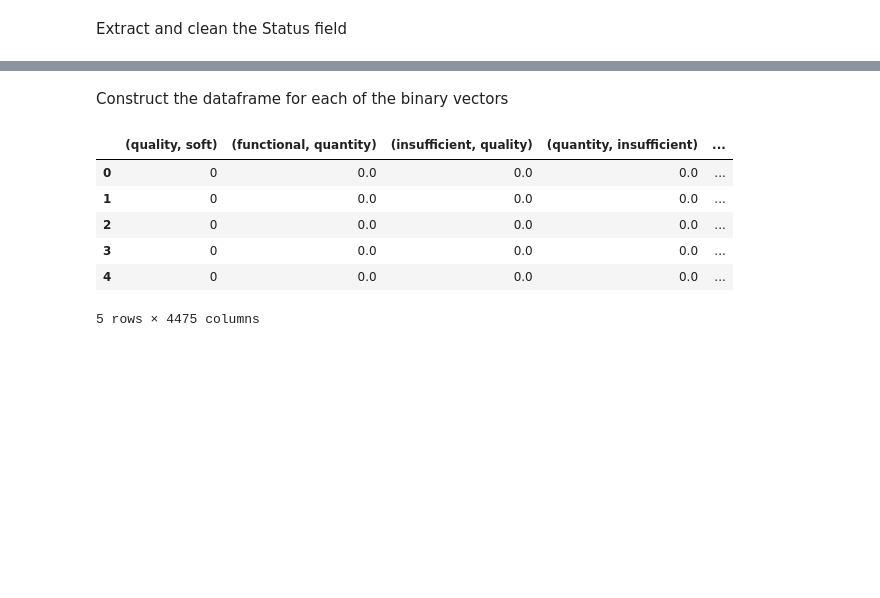
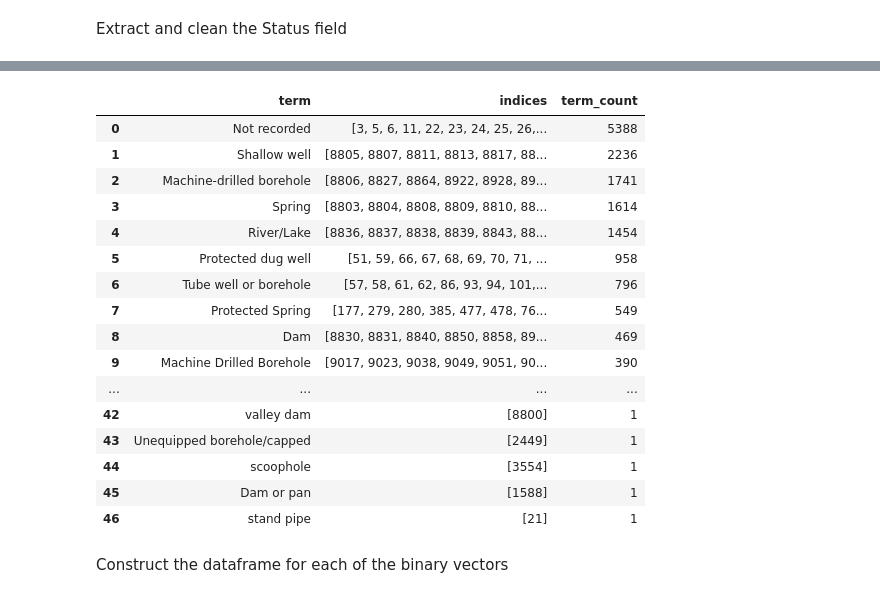
Before and after one commit to yeemey/haackwell, a Jupyter notebook: notebooks/extract_status_todummy.ipynb, the cells around one changed output, grey strips where cells are left out. Cells and saved outputs as stored; diff of their text form; code cells hidden in the pictures; blank space fills up the shorter version.

```diff
--- a/notebooks/extract_status_todummy.ipynb
+++ b/notebooks/extract_status_todummy.ipynb
@@ -144,3 +93,36 @@ print(outdict[0][1])
+# %%
+# What are frequent terms in WATERSRC?
+counter=dict()
+
+for ind, eachthing in enumerate(wells.WATERSRC):
+    if eachthing not in counter.keys():
+        counter[eachthing]=[ind]
+    else:
+        counter[eachthing].append(ind)
+
+simple = sorted(counter.items(), key=lambda x: len(x[1]), reverse=True)
+temp = pd.DataFrame()
+temp[['term','indices']] = pd.DataFrame.from_records(simple)
+temp['term_count'] = temp['indices'].apply(lambda x: len(x))
+temp
+# %% [output]
+|  | term | indices | term_count |
+| 0 | Not recorded | [3, 5, 6, 11, 22, 23, 24, 25, 26,... | 5388 |
+| 1 | Shallow well | [8805, 8807, 8811, 8813, 8817, 88... | 2236 |
+| 2 | Machine-drilled borehole | [8806, 8827, 8864, 8922, 8928, 89... | 1741 |
+| 3 | Spring | [8803, 8804, 8808, 8809, 8810, 88... | 1614 |
+| 4 | River/Lake | [8836, 8837, 8838, 8839, 8843, 88... | 1454 |
+| 5 | Protected dug well | [51, 59, 66, 67, 68, 69, 70, 71, ... | 958 |
+| 6 | Tube well or borehole | [57, 58, 61, 62, 86, 93, 94, 101,... | 796 |
+| 7 | Protected Spring | [177, 279, 280, 385, 477, 478, 76... | 549 |
+| 8 | Dam | [8830, 8831, 8840, 8850, 8858, 89... | 469 |
+| 9 | Machine Drilled Borehole | [9017, 9023, 9038, 9049, 9051, 90... | 390 |
+| ... | ... | ... | ... |
+| 42 | valley dam | [8800] | 1 |
+| 43 | Unequipped borehole/capped | [2449] | 1 |
+| 44 | scoophole | [3554] | 1 |
+| 45 | Dam or pan | [1588] | 1 |
+| 46 | stand pipe | [21] | 1 |
 # %% [markdown]
 Construct the dataframe for each of the binary vectors
 # %%
@@ -151,10 +135,0 @@ for eachtuple in outdict:
-# %%
-phrasedf
-# %% [output]
-|  | (quality, soft) | (functional, quantity) | (insufficient, quality) | (quantity, insufficient) | ... |
-| 0 | 0 | 0.0 | 0.0 | 0.0 | ... |
-| 1 | 0 | 0.0 | 0.0 | 0.0 | ... |
-| 2 | 0 | 0.0 | 0.0 | 0.0 | ... |
-| 3 | 0 | 0.0 | 0.0 | 0.0 | ... |
-| 4 | 0 | 0.0 | 0.0 | 0.0 | ... |
-5 rows × 4475 columns
```
Also changed, not shown: parts of 9 cells of this notebook.
